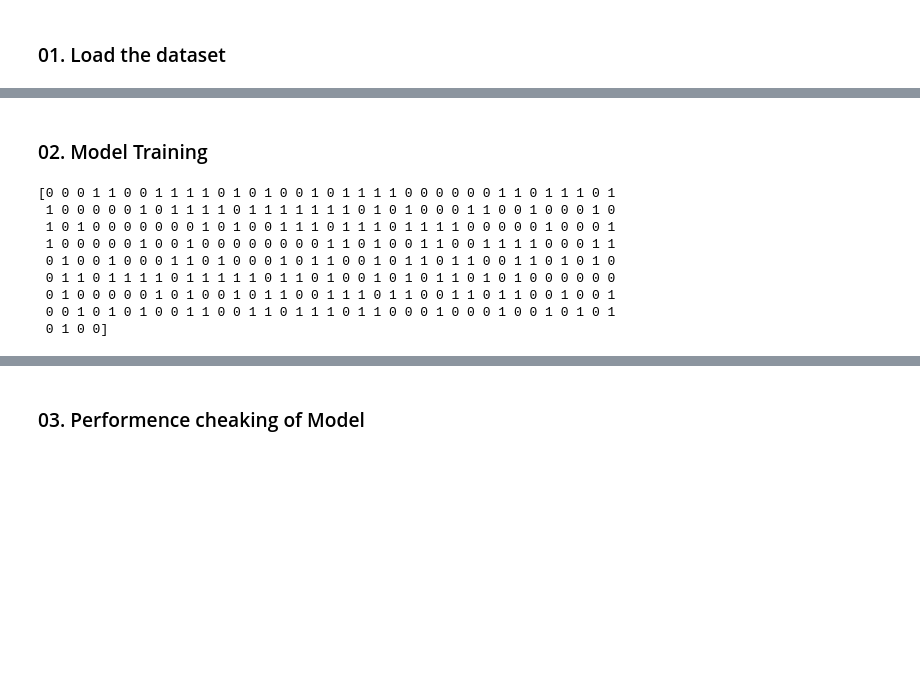
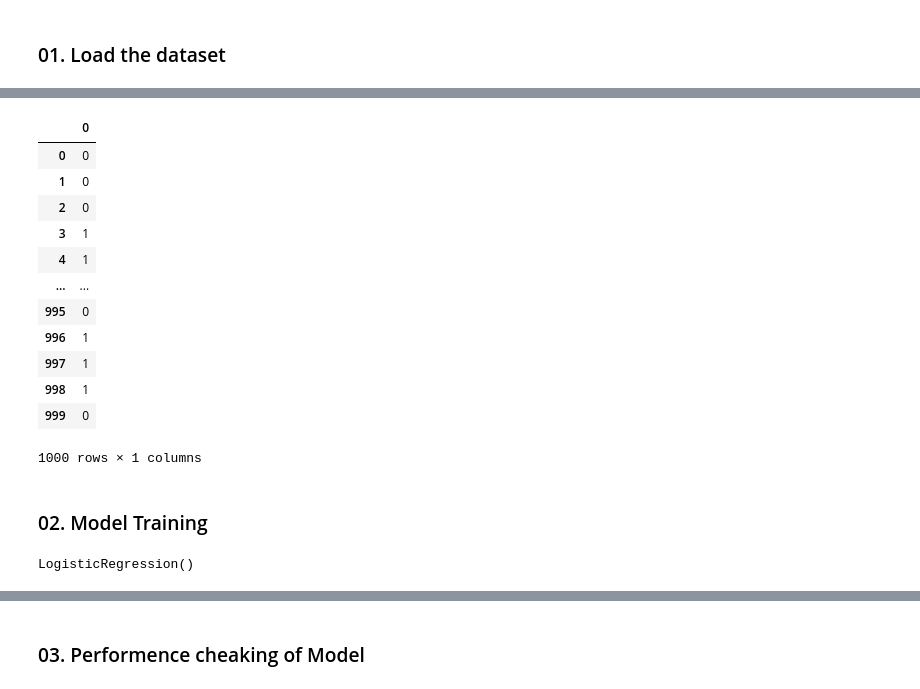
Before and after one commit to chandank013/Machine-Learning-Lab, a Jupyter notebook: Machine Learning/30_Logistic Regression/Practicals/Logistic Regression Implementation.ipynb, the cells around one changed output, grey strips where cells are left out. Saved outputs shown, nothing was run; the diff lists cells and outputs as text; code cells hidden in the pictures; blank space fills up the shorter version.

Commit message:
complete logistic reg

```diff
--- a/Machine Learning/30_Logistic Regression/Practicals/Logistic Regression Implementation.ipynb
+++ b/Machine Learning/30_Logistic Regression/Practicals/Logistic Regression Implementation.ipynb
@@ -16,3 +32,19 @@ X, y = make_classification(n_samples=1000, n_features=10, n_classes=2, random_st
+# %%
+pd.DataFrame(y)
+# %% [output]
+|  | 0 |
+| 0 | 0 |
+| 1 | 0 |
+| 2 | 0 |
+| 3 | 1 |
+| 4 | 1 |
+| ... | ... |
+| 995 | 0 |
+| 996 | 1 |
+| 997 | 1 |
+| 998 | 1 |
+| 999 | 0 |
+1000 rows × 1 columns
 # %%
 from sklearn.model_selection import train_test_split
 X_train,X_test,y_train,y_test=train_test_split(X,y,test_size=0.30,random_state=42)
@@ -21,16 +53,7 @@ X_train,X_test,y_train,y_test=train_test_split(X,y,test_size=0.30,random_state=4
 # %%
 from sklearn.linear_model import LogisticRegression
 logistic=LogisticRegression()
-logistic.fit(X_train,y_train)
-y_pred=logistic.predict(X_test)
-print(y_pred)
-# %% [output]
-[0 0 0 1 1 0 0 1 1 1 1 0 1 0 1 0 0 1 0 1 1 1 1 0 0 0 0 0 0 1 1 0 1 1 1 0 1
- 1 0 0 0 0 0 1 0 1 1 1 1 0 1 1 1 1 1 1 1 0 1 0 1 0 0 0 1 1 0 0 1 0 0 0 1 0
- 1 0 1 0 0 0 0 0 0 0 1 0 1 0 0 1 1 1 0 1 1 1 0 1 1 1 1 0 0 0 0 0 1 0 0 0 1
- 1 0 0 0 0 0 1 0 0 1 0 0 0 0 0 0 0 0 1 1 0 1 0 0 1 1 0 0 1 1 1 1 0 0 0 1 1
- 0 1 0 0 1 0 0 0 1 1 0 1 0 0 0 1 0 1 1 0 0 1 0 1 1 0 1 1 0 0 1 1 0 1 0 1 0
- 0 1 1 0 1 1 1 1 0 1 1 1 1 1 0 1 1 0 1 0 0 1 0 1 0 1 1 0 1 0 1 0 0 0 0 0 0
- 0 1 0 0 0 0 0 1 0 1 0 0 1 0 1 1 0 0 1 1 1 0 1 1 0 0 1 1 0 1 1 0 0 1 0 0 1
- 0 0 1 0 1 0 1 0 0 1 1 0 0 1 1 0 1 1 1 0 1 1 0 0 0 1 0 0 0 1 0 0 1 0 1 0 1
- 0 1 0 0]
+# %%
+logistic.fit(X_train,y_train)
+# %% [output]
+LogisticRegression()
```
Also changed, not shown: parts of 44 cells of this notebook.
